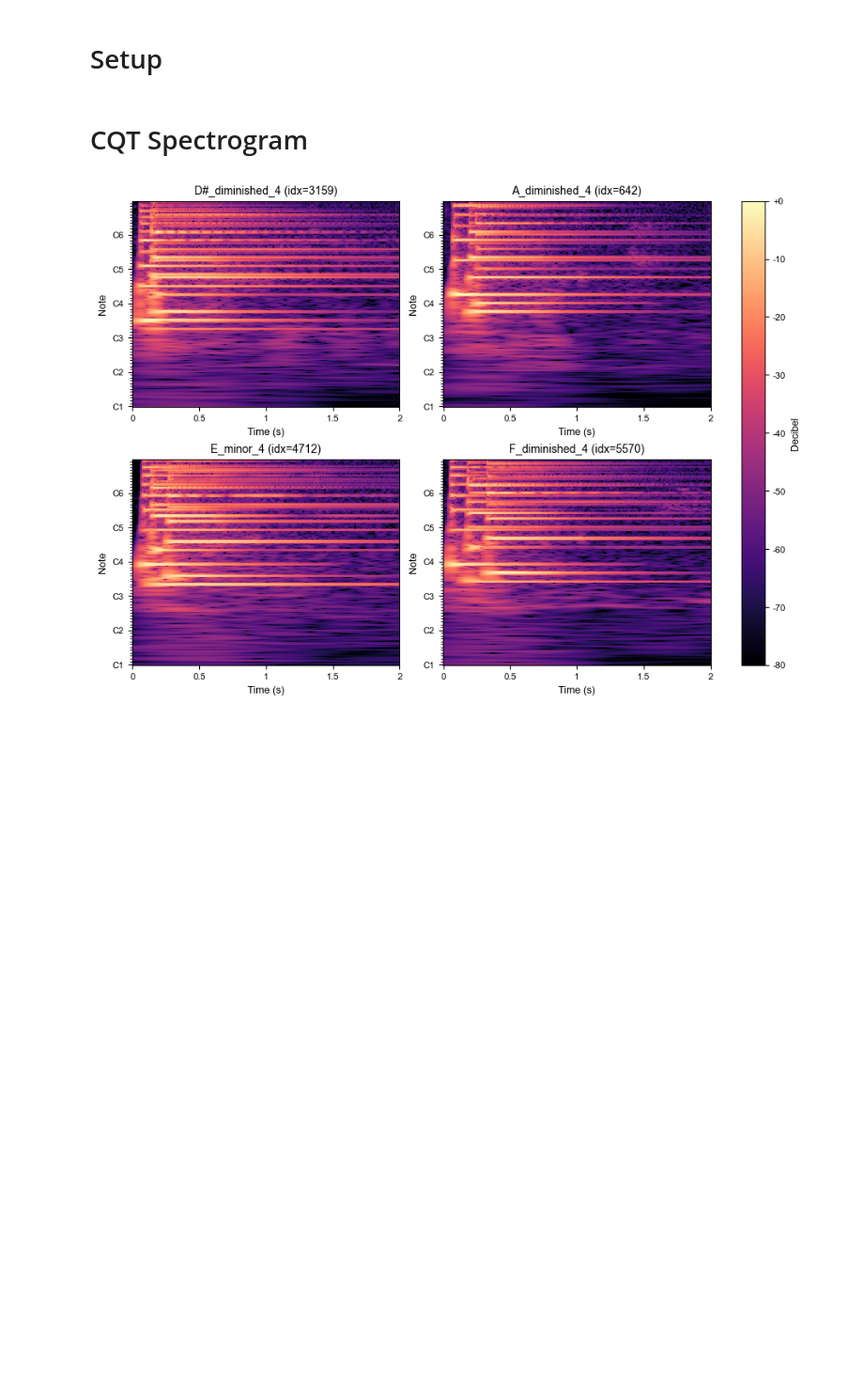
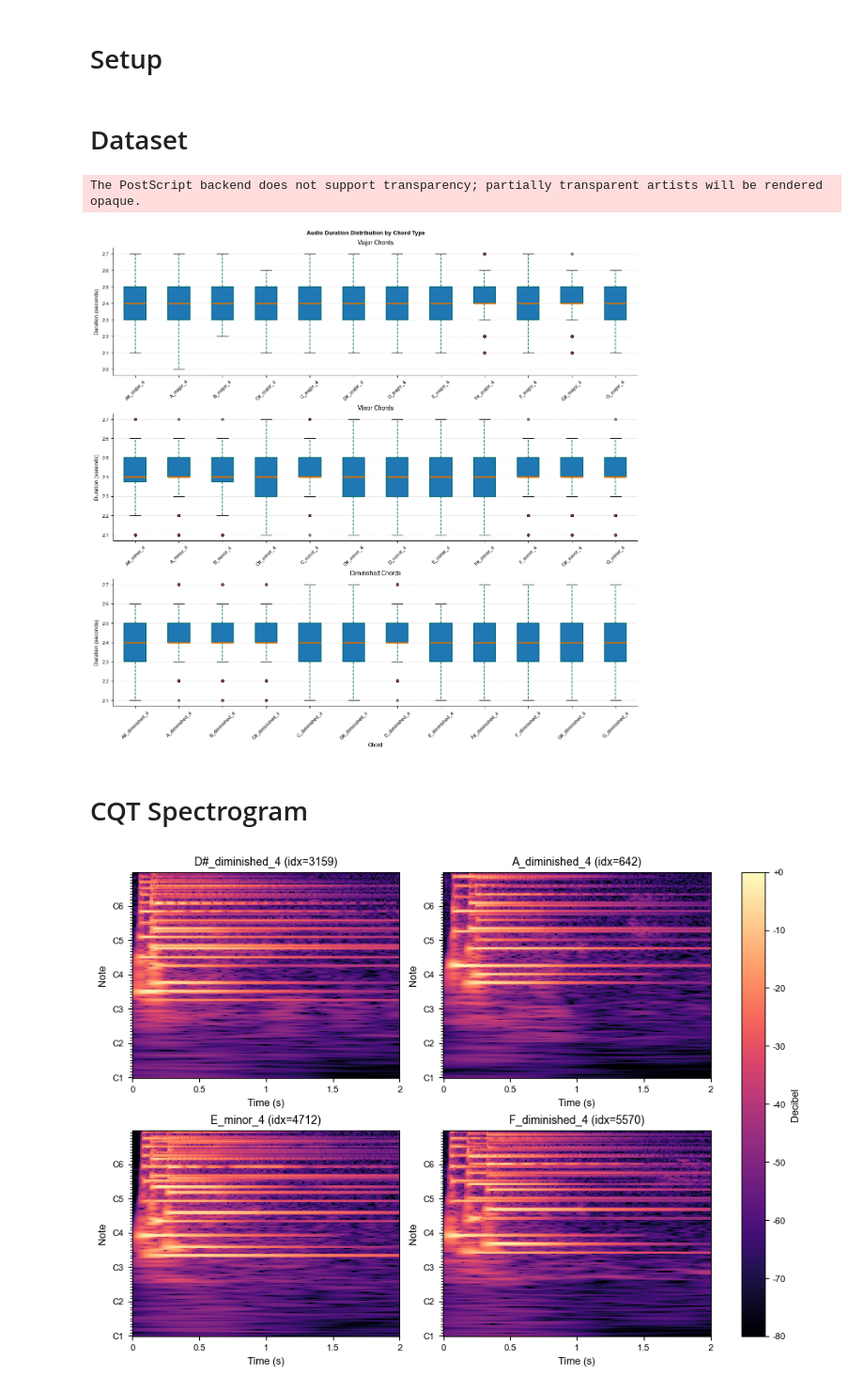
Before and after one commit to sglkc/chord-detector, a Jupyter notebook: training/notebooks/graphics/graphs.ipynb, the cells around one changed output. Shown at 94% size. Saved outputs shown, nothing was run; the diff lists cells and outputs as text; code cells hidden in the pictures; blank space fills up the shorter version.

Commit message:
add more graphics for paper

```diff
--- a/training/notebooks/graphics/graphs.ipynb
+++ b/training/notebooks/graphics/graphs.ipynb
@@ -41,6 +41,69 @@ def export_plot(name, tiff=False):
   plt.show()
 
   print(f"Figures exported successfully as {name}.eps matching Springer guidelines.")
+# %% [markdown]
+# Dataset
+# %%
+import pandas as pd
+import matplotlib.pyplot as plt
+
+df = pd.read_pickle("../../datasets/opus-dataset-info.pkl")
+df["chord_type"] = df["class_name"].str.extract(r"_(major|minor|diminished)_", expand=False)
+
+chord_types = ["major", "minor", "diminished"]
+dataset_type = "training"
+
+subset = df[df["dataset_type"] == dataset_type]
+
+BOXPROPS   = dict(color="#01696f", linewidth=1.4)
+WHISKERPROPS = dict(color="#01696f", linewidth=1.2, linestyle="--")
+MEDIANPROPS  = dict(color="#da7101", linewidth=2)
+FLIERPROPS   = dict(marker="o", markerfacecolor="#a12c7b", markersize=4, linestyle="none", alpha=0.6)
+
+fig, axes = plt.subplots(
+    len(chord_types),
+    1,
+    figsize=(max(8, len(subset["class_name"].unique()) * 0.35), 12),
+    constrained_layout=True,
+)
+
+fig.suptitle(
+    f"Audio Duration Distribution by Chord Type",
+    # fontsize=14,
+    fontweight="bold",
+    # y=1.02,
+)
+
+for ax, chord_type in zip(axes, chord_types):
+    chord_subset = subset[subset["chord_type"] == chord_type]
+    chord_names = sorted(chord_subset["class_name"].unique())
+    data_by_chord = [
+        chord_subset.loc[chord_subset["class_name"] == chord_name, "duration_s"].values
+        for chord_name in chord_names
+    ]
+
+    ax.boxplot(
+        data_by_chord,
+        tick_labels=chord_names,
+        boxprops=BOXPROPS,
+        whiskerprops=WHISKERPROPS,
+        medianprops=MEDIANPROPS,
+        flierprops=FLIERPROPS,
+        patch_artist=True,
+    )
+    ax.set_title(f"{chord_type.title()} Chords")
+    ax.set_ylabel("Duration (seconds)")
+    ax.grid(axis="y", linestyle="--", alpha=0.4)
+    ax.spines[["top", "right"]].set_visible(False)
+    ax.tick_params(axis="x", labelrotation=45)
+
+axes[-1].set_xlabel("Chord")
+
+plt.savefig(f"dataset_distribution.eps", format='eps', bbox_inches='tight')
+plt.show()
+# %% [output]
+The PostScript backend does not support transparency; partially transparent artists will be rendered opaque.
+[figure, added]
 # %% [markdown]
 # CQT Spectrogram
 # %%
```
Also changed, not shown: parts of 9 cells of this notebook.
